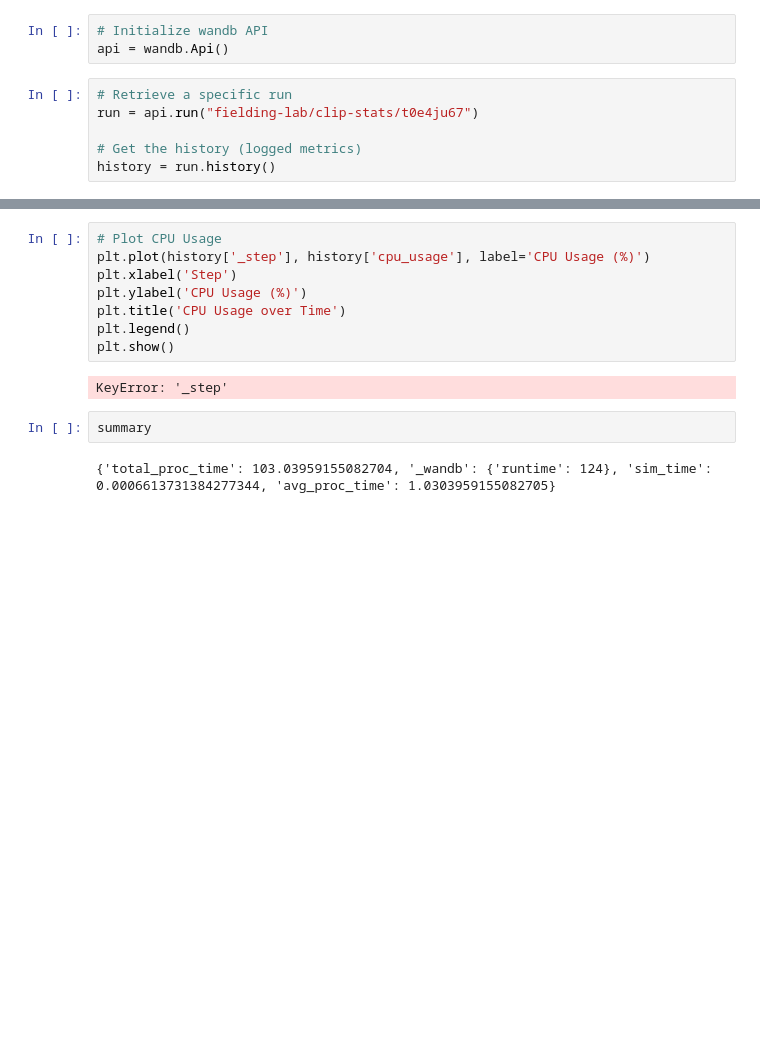
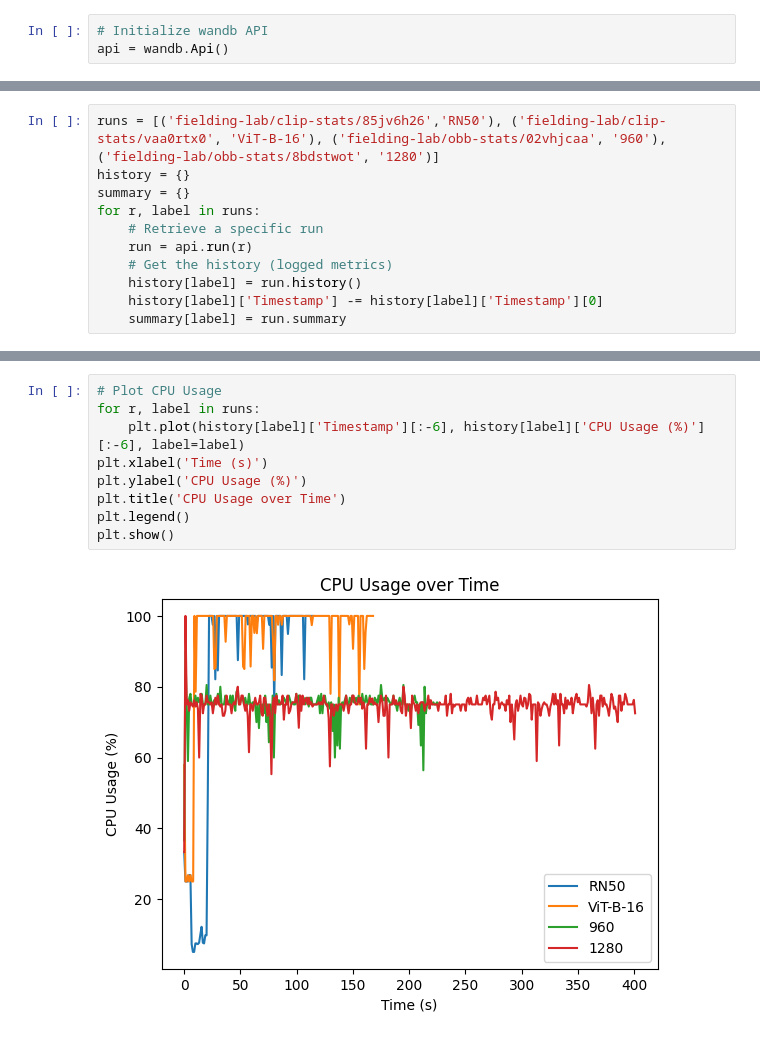
Before and after one commit to ezrafielding/PrioriSat, a Jupyter notebook: Satellite/WandbStats.ipynb, the cells around one changed output, grey strips where cells are left out. Saved outputs shown, nothing was run; the diff lists cells and outputs as text; blank space fills up the shorter version.

```diff
--- a/Satellite/WandbStats.ipynb
+++ b/Satellite/WandbStats.ipynb
@@ -4,9 +6,3 @@ import matplotlib.pyplot as plt
 # %%
 # Initialize wandb API
 api = wandb.Api()
-# %%
-# Retrieve a specific run
-run = api.run("fielding-lab/clip-stats/t0e4ju67")
-
-# Get the history (logged metrics)
-history = run.history()
@@ -14,0 +9,11 @@ run.
+# %%
+runs = [('fielding-lab/clip-stats/85jv6h26','RN50'), ('fielding-lab/clip-stats/vaa0rtx0', 'ViT-B-16'), ('fielding-lab/obb-stats/02vhjcaa', '960'), ('fielding-lab/obb-stats/8bdstwot', '1280')]
+history = {}
+summary = {}
+for r, label in runs:
+    # Retrieve a specific run
+    run = api.run(r)
+    # Get the history (logged metrics)
+    history[label] = run.history()
+    history[label]['Timestamp'] -= history[label]['Timestamp'][0]
+    summary[label] = run.summary
@@ -15,14 +36,11 @@ run.
 # %%
 # Plot CPU Usage
-plt.plot(history['_step'], history['cpu_usage'], label='CPU Usage (%)')
-plt.xlabel('Step')
+for r, label in runs:
+    plt.plot(history[label]['Timestamp'][:-6], history[label]['CPU Usage (%)'][:-6], label=label)
+plt.xlabel('Time (s)')
 plt.ylabel('CPU Usage (%)')
 plt.title('CPU Usage over Time')
 plt.legend()
 plt.show()
 # %% [output]
-KeyError: '_step'
+[figure, added]
-# %%
-summary
-# %% [output]
-{'total_proc_time': 103.03959155082704, '_wandb': {'runtime': 124}, 'sim_time': 0.0006613731384277344, 'avg_proc_time': 1.0303959155082705}
```
Also changed, not shown: parts of 6 cells of this notebook, 1 other file.
